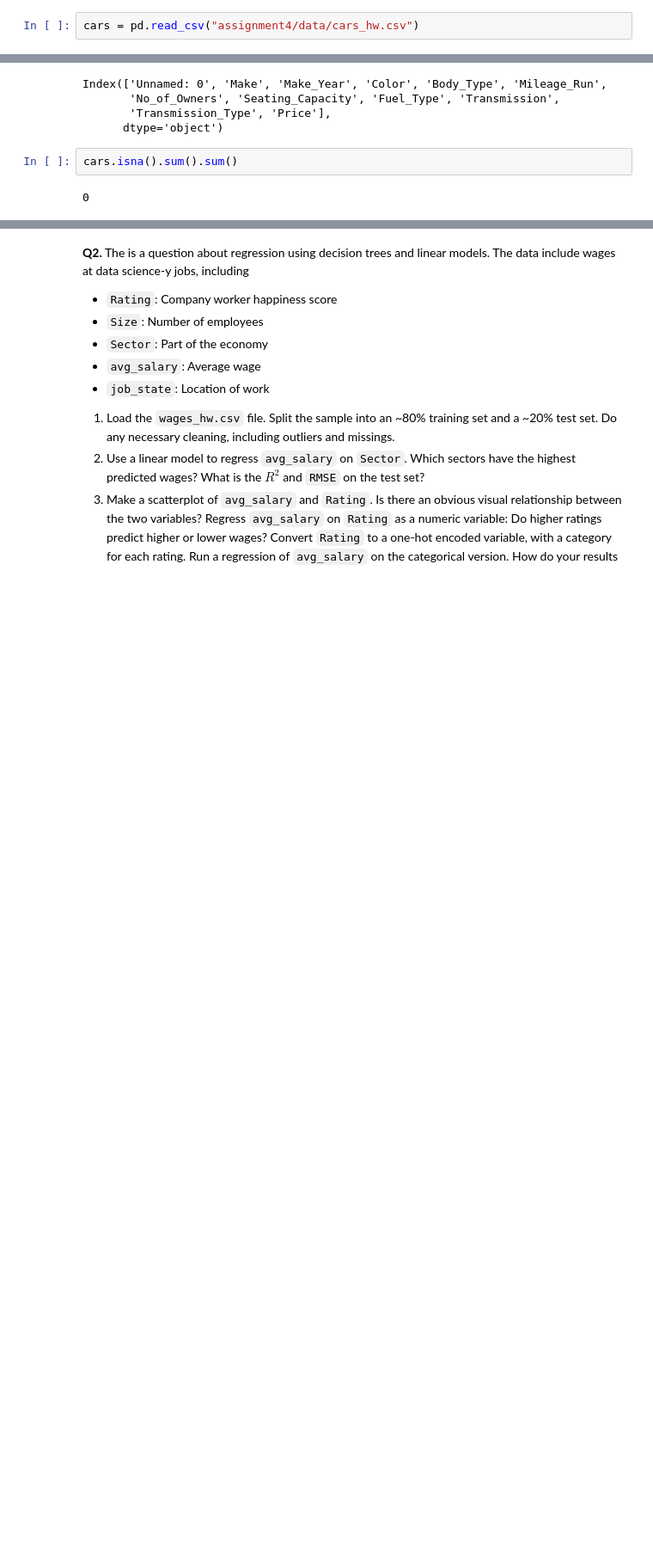
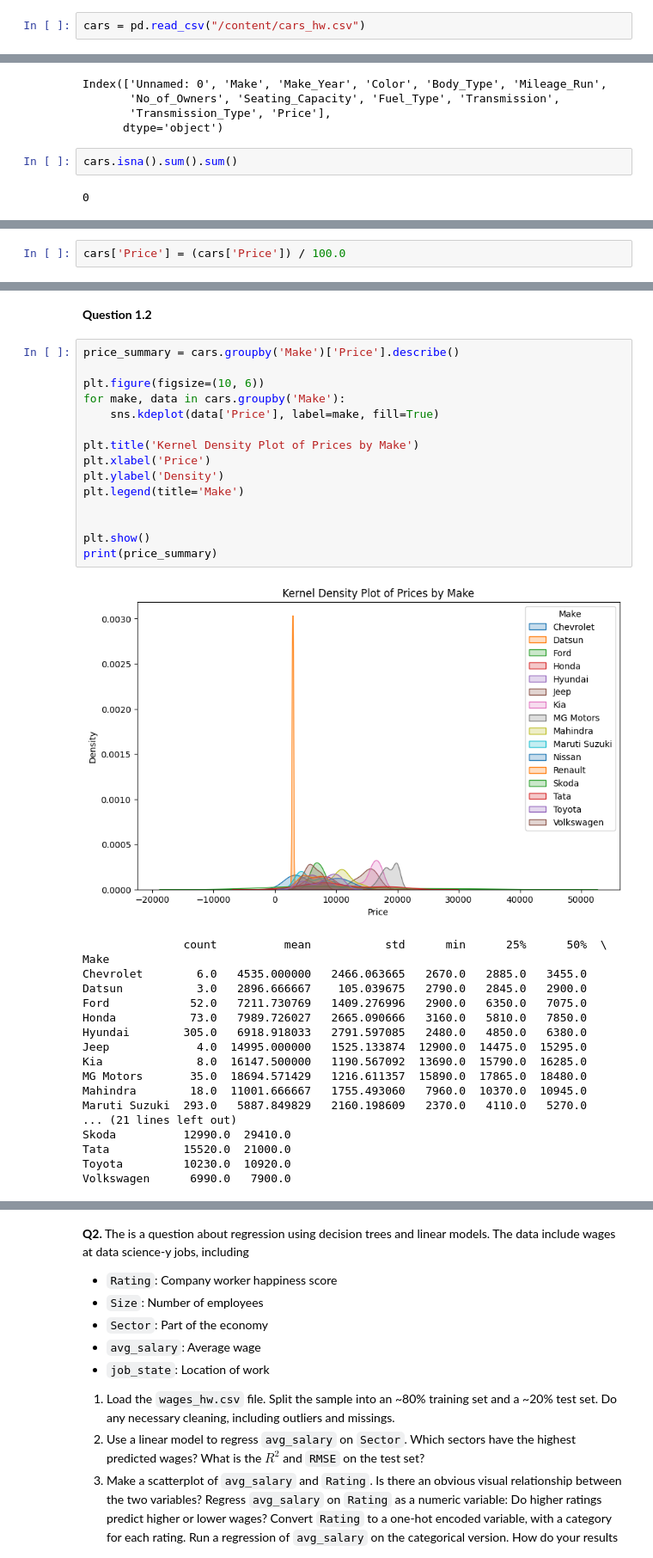
Before and after one commit to JackPMoore/assignment4, a Jupyter notebook: Jack's_assignment4.ipynb, the cells around one changed output, grey strips where cells are left out. Shown at 86% size. Drawn from its saved outputs; the diff is of its cells as text; blank space fills up the shorter version.

```diff
--- a/Jack's_assignment4.ipynb
+++ b/Jack's_assignment4.ipynb
@@ -29,7 +30,7 @@ import matplotlib.pyplot as plt
 # %% [markdown]
 **Question 1.1**
 # %%
-cars = pd.read_csv("assignment4/data/cars_hw.csv")
+cars = pd.read_csv("/content/cars_hw.csv")
 # %%
 print(cars.columns)
 # %% [output]
@@ -43,0 +48,2 @@ cars.isna().sum().sum()
+# %%
+cars['Price'] = (cars['Price']) / 100.0
@@ -43,0 +70,36 @@ cars.isna().sum().sum()
+# %% [markdown]
+**Question 1.2**
+# %%
+price_summary = cars.groupby('Make')['Price'].describe()
+
+plt.figure(figsize=(10, 6))
+for make, data in cars.groupby('Make'):
+    sns.kdeplot(data['Price'], label=make, fill=True)
+
+plt.title('Kernel Density Plot of Prices by Make')
+plt.xlabel('Price')
+plt.ylabel('Density')
+plt.legend(title='Make')
+
+
+plt.show()
+print(price_summary)
+# %% [output]
+[figure, added]
+               count          mean           std      min      25%      50%  \
+Make
+Chevrolet        6.0   4535.000000   2466.063665   2670.0   2885.0   3455.0
+Datsun           3.0   2896.666667    105.039675   2790.0   2845.0   2900.0
+Ford            52.0   7211.730769   1409.276996   2900.0   6350.0   7075.0
+Honda           73.0   7989.726027   2665.090666   3160.0   5810.0   7850.0
+Hyundai        305.0   6918.918033   2791.597085   2480.0   4850.0   6380.0
+Jeep             4.0  14995.000000   1525.133874  12900.0  14475.0  15295.0
+Kia              8.0  16147.500000   1190.567092  13690.0  15790.0  16285.0
+MG Motors       35.0  18694.571429   1216.611357  15890.0  17865.0  18480.0
+Mahindra        18.0  11001.666667   1755.493060   7960.0  10370.0  10945.0
+Maruti Suzuki  293.0   5887.849829   2160.198609   2370.0   4110.0   5270.0
+... (21 lines left out)
+Skoda          12990.0  29410.0
+Tata           15520.0  21000.0
+Toyota         10230.0  10920.0
+Volkswagen      6990.0   7900.0
```
Also changed, not shown: parts of 5 cells of this notebook.
